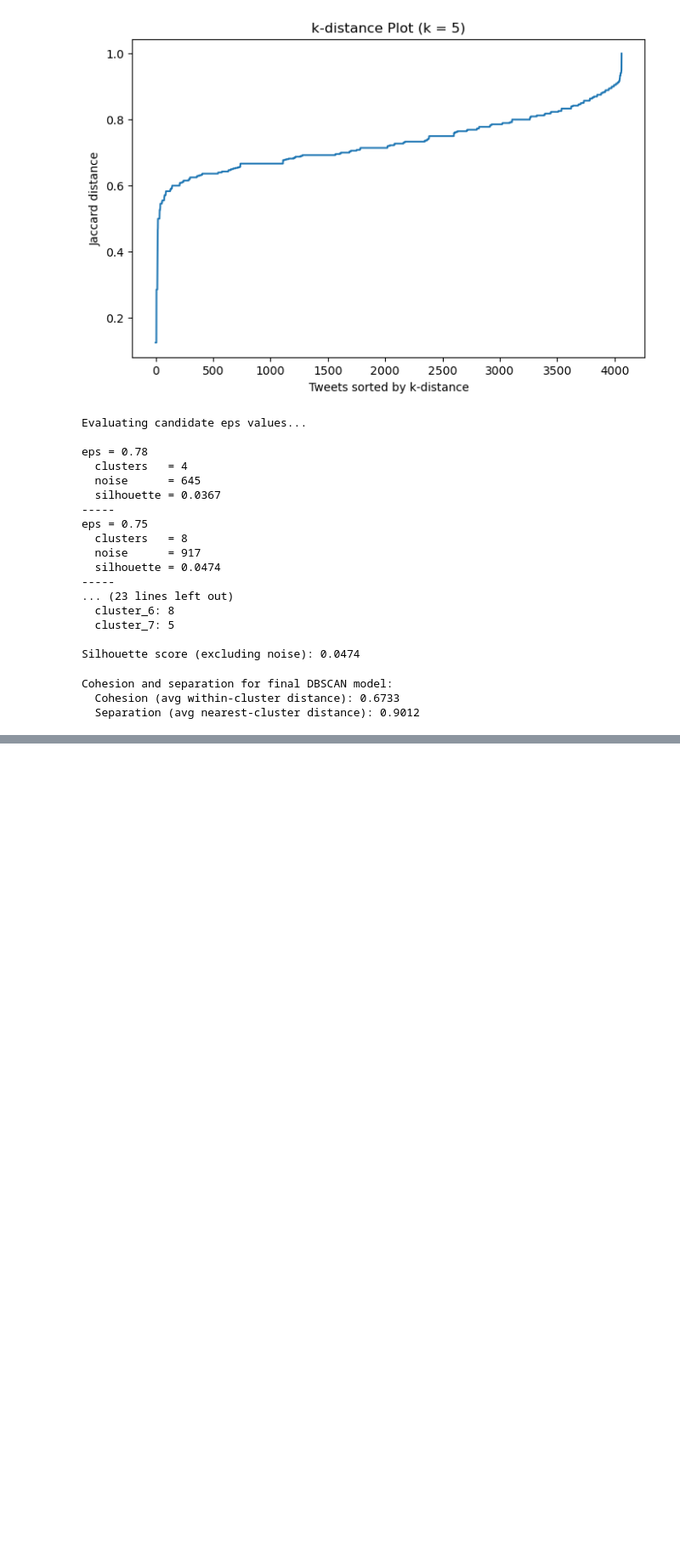
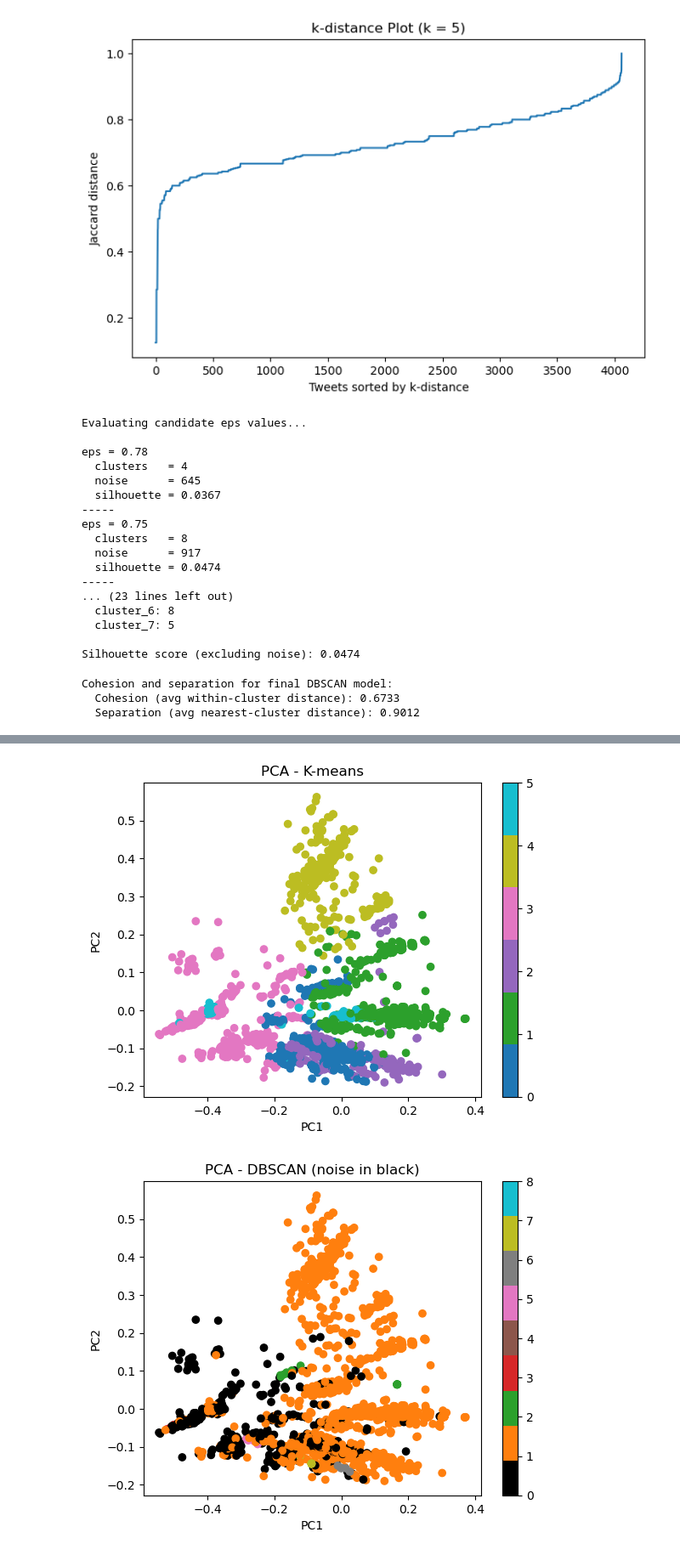
Before and after one commit to brookeb2000/clustering-of-text-documents, a Jupyter notebook: code.ipynb, the cells around one changed output, grey strips where cells are left out. Shown at 85% size. Drawn from its saved outputs; the diff is of its cells as text; code cells hidden in the pictures; blank space fills up the shorter version.

Commit message:
finished k-means and did visualization

```diff
--- a/code.ipynb
+++ b/code.ipynb
@@ -646,0 +787,72 @@ k = 10, SSE = 2955.7079
+# %%
+# Step 7: Visualize the clustering results
+# - Generate visualizations for all four clustering methods
+# - Use one of the required approaches:
+#     * heatmap of reordered distance matrix
+#     * PCA
+#     * t-SNE
+# - Compare and discuss the methods based on the visual results
+
+import numpy as np
+import matplotlib.pyplot as plt
+from sklearn.decomposition import PCA
+from sklearn.preprocessing import normalize
+from matplotlib.colors import ListedColormap
+
+# Load data
+X = np.loadtxt("matrix.txt")
+X_norm = normalize(X)
+
+labels_kmeans = np.loadtxt("kmeans_cosine_labels.txt", dtype=int)
+labels_dbscan = np.loadtxt("dbscan_jaccard_labels.txt", dtype=int)
+
+# PCA (same projection for both)
+pca = PCA(n_components=2)
+X_pca = pca.fit_transform(X_norm)
+
+# ============================================================
+# Helper: generate distinct colors
+# ============================================================
+def get_cmap(n):
+    return plt.cm.get_cmap("tab10", n)  # good for up to ~10 clusters
+
+# ============================================================
+# K-means plot (clean discrete colors)
+# ============================================================
+unique_k = len(set(labels_kmeans))
+cmap_k = get_cmap(unique_k)
+
+plt.figure()
+plt.scatter(X_pca[:, 0], X_pca[:, 1], c=labels_kmeans, cmap=cmap_k)
+plt.title("PCA - K-means")
+plt.xlabel("PC1")
+plt.ylabel("PC2")
+plt.colorbar()
+plt.show()
+
+# ============================================================
+# DBSCAN plot (noise in black)
+# ============================================================
+# Map labels so -1 (noise) becomes 0, others shift up
+unique_labels = sorted(set(labels_dbscan))
+label_map = {label: i for i, label in enumerate(unique_labels)}
+mapped_labels = np.array([label_map[l] for l in labels_dbscan])
+
+# Create colors: first = black (noise), rest from colormap
+num_clusters = len(unique_labels)
+base_cmap = plt.cm.get_cmap("tab10", num_clusters)
+colors = base_cmap(range(num_clusters))
+colors[0] = [0, 0, 0, 1]  # force noise to black
+
+custom_cmap = ListedColormap(colors)
+
+plt.figure()
+plt.scatter(X_pca[:, 0], X_pca[:, 1], c=mapped_labels, cmap=custom_cmap)
+plt.title("PCA - DBSCAN (noise in black)")
+plt.xlabel("PC1")
+plt.ylabel("PC2")
+plt.colorbar()
+plt.show()
+# %% [output]
+[figure, added]
+[figure, added]
```
Also changed, not shown: parts of 4 cells of this notebook.
